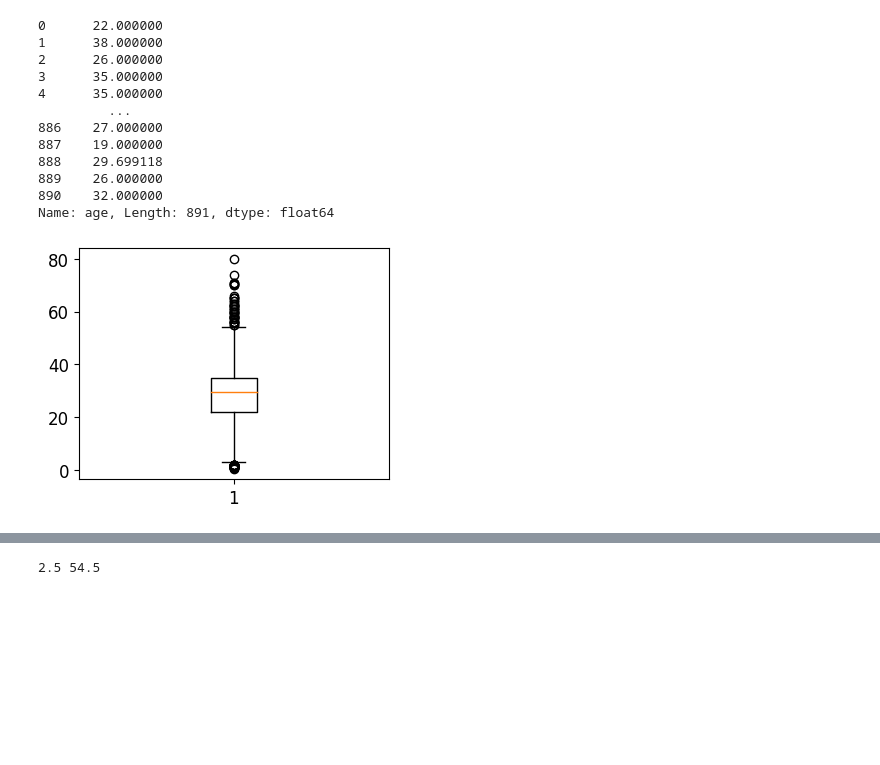
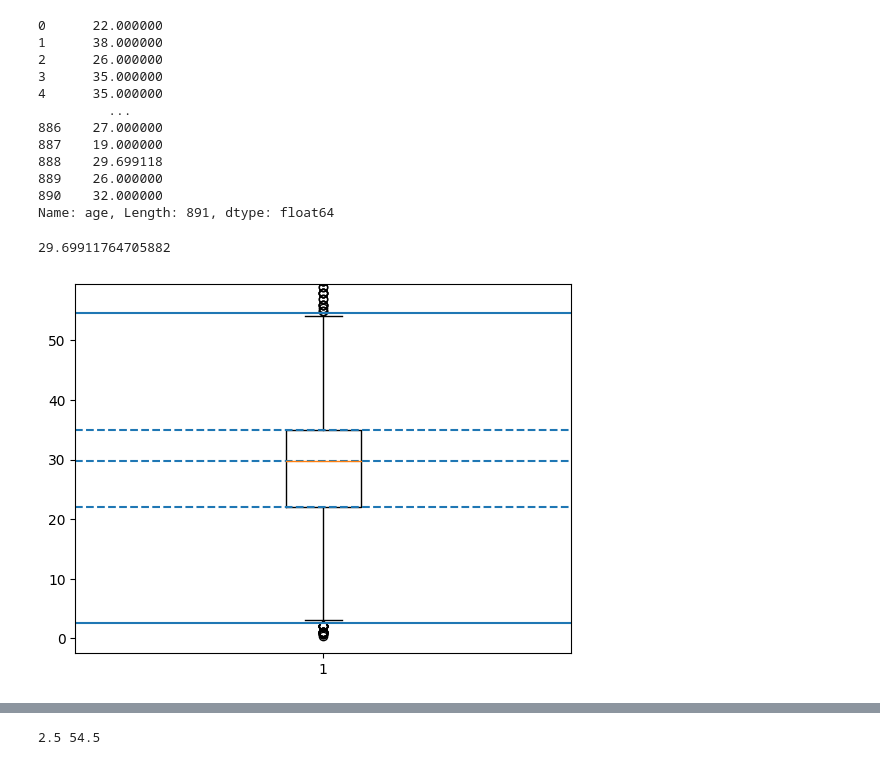
Before and after one commit to kkh1158/lecture, a Jupyter notebook: ipynb/lec12_matplotlib.ipynb, the cells around one changed output, grey strips where cells are left out. Cells and saved outputs as stored; diff of their text form; code cells hidden in the pictures; blank space fills up the shorter version.

```diff
--- a/ipynb/lec12_matplotlib.ipynb
+++ b/ipynb/lec12_matplotlib.ipynb
@@ -140,11 +145,6 @@ train['age']
 889    26.000000
 890    32.000000
 Name: age, Length: 891, dtype: float64
-# %%
-plt.boxplot(train['age'])
-plt.show()
-# %% [output]
-[figure, old version]
 # %%
 q1 = train['age'].quantile(0.25)
 q2 = train['age'].quantile(0.5)
@@ -152,6 +152,21 @@ q3 = train['age'].quantile(0.75)
 IQR = q3-q1
 v_min = q1 - 1.5*IQR
 v_max = q3 + 1.5*IQR
+# %%
+train['age'].mean()
+# %% [output]
+29.69911764705882
+# %%
+plt.boxplot(train['age'], whis=1.5)
+plt.ylim([v_min-5, v_max+5])
+plt.axhline(v_max,0,1)             # 3분위수 + 1.5*(3분위수-1분위수)
+plt.axhline(q3,0,1,linestyle='--') # 3분위수
+plt.axhline(q2,0,1,linestyle='--') # 중앙값 --- 평균아님
+plt.axhline(q1,0,1,linestyle='--') # 1분위수
+plt.axhline(v_min,0,1)             # 1분위수 - 1.5*(3분위수-1분위수)
+plt.show()
+# %% [output]
+[figure, added]
 # %%
 fig, ax1 = plt.subplots()
 ax1.boxplot(train['age'])
```
Also changed, not shown: parts of 17 cells of this notebook, 2 other files.
